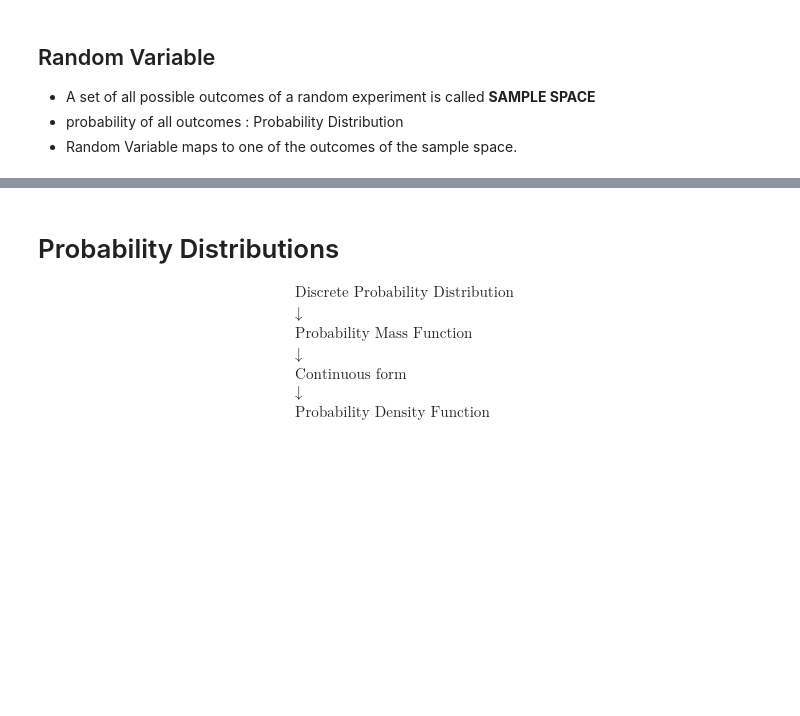
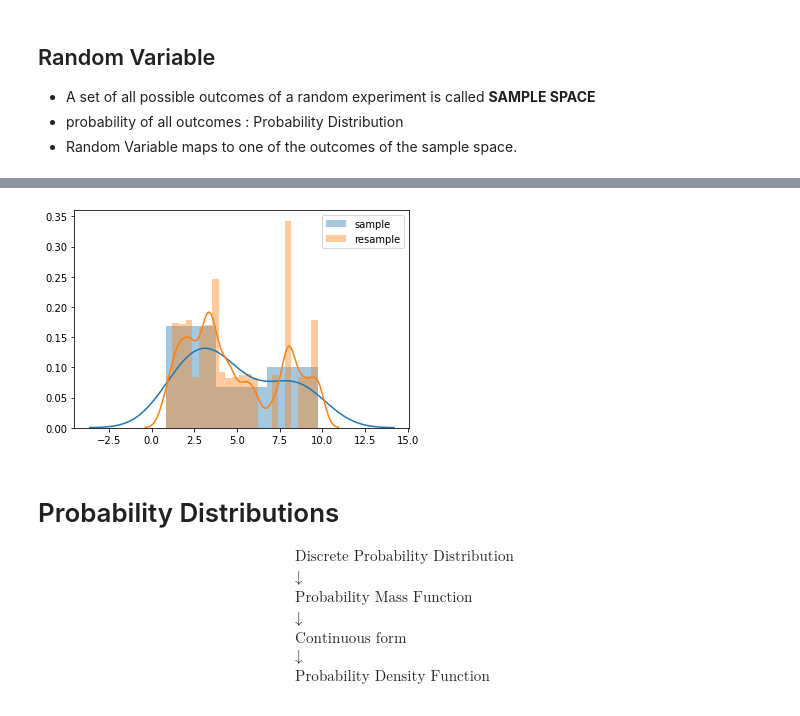
Before and after one commit to NishantBaheti/MachineLearningExploration, a Jupyter notebook: PracticalStatistics/Distributions.ipynb, the cells around one changed output, grey strips where cells are left out. Saved outputs shown, nothing was run; the diff lists cells and outputs as text; code cells hidden in the pictures; blank space fills up the shorter version.

```diff
--- a/PracticalStatistics/Distributions.ipynb
+++ b/PracticalStatistics/Distributions.ipynb
@@ -136,3 +150,25 @@ Drawing additional `samples with replacement` from sample itself(basically resam
+# %%
+sample_size = 30
+sample = np.random.random_sample(sample_size) * 10
+
+k = 20
+n = 1000
+
+resamples = []
+for itern in range(n):
+    resample = np.random.choice(sample,size=k,replace=True)
+    resamples.append(resample)
+
+resamples = np.array(resamples)
+
+sns.distplot(sample, label='sample')
+
+sns.distplot(resamples, label='resample')
+
+plt.legend()
+plt.show()
+# %% [output]
+[figure, added]
 # %% [markdown]
 # Probability Distributions
 
```
Also changed, not shown: parts of 7 cells of this notebook.
